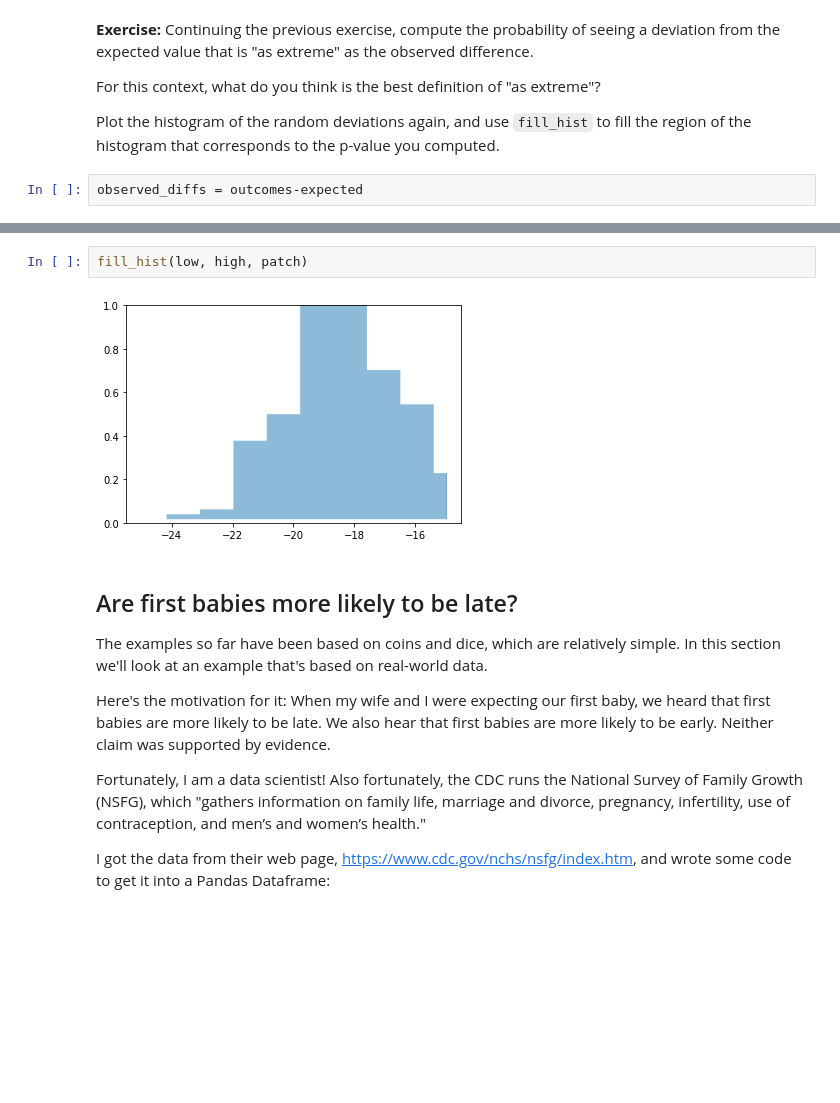
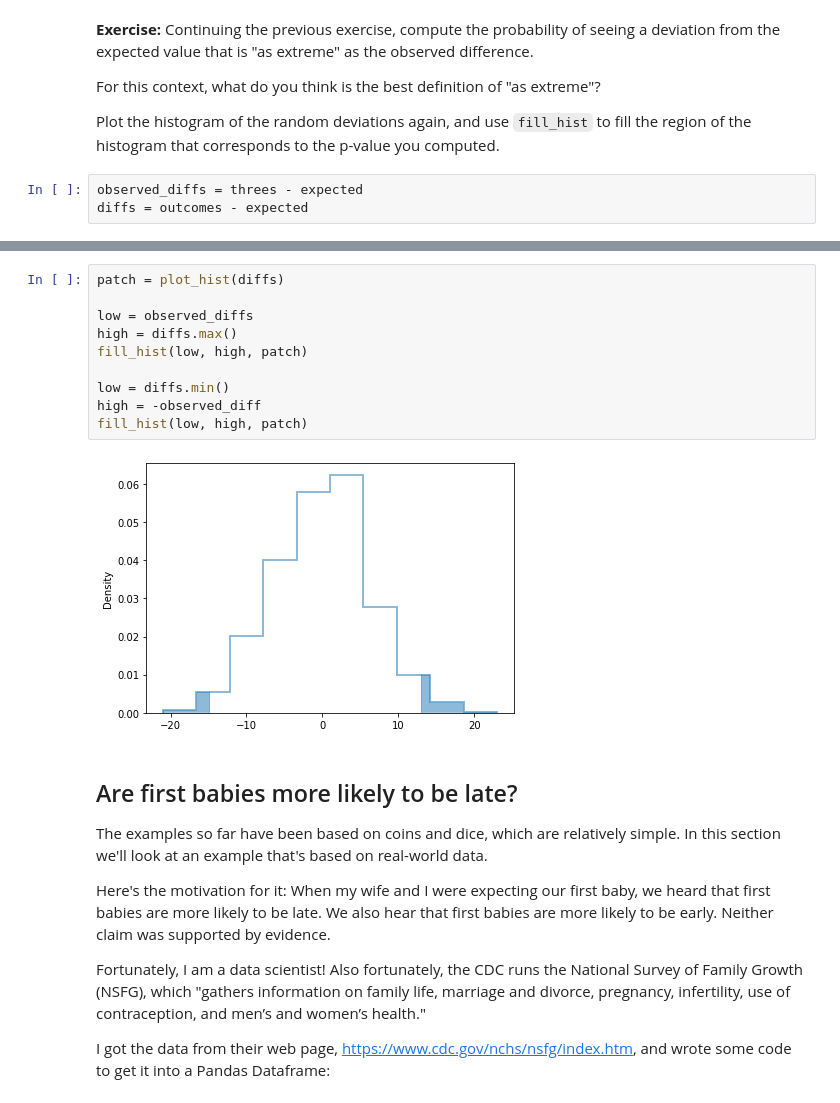
Before and after one commit to mstites/data-science, a Jupyter notebook: notebooks/11_inference.ipynb, the cells around one changed output, grey strips where cells are left out. Drawn from its saved outputs; the diff is of its cells as text; blank space fills up the shorter version.

```diff
--- a/notebooks/11_inference.ipynb
+++ b/notebooks/11_inference.ipynb
@@ -289,4 +290,5 @@ For this context, what do you think is the best definition of "as extreme"?
 
 Plot the histogram of the random deviations again, and use `fill_hist` to fill the region of the histogram that corresponds to the p-value you computed.
 # %%
-observed_diffs = outcomes-expected
+observed_diffs = threes - expected
+diffs = outcomes - expected
@@ -299,7 +295,15 @@ NameError: name 'observed_diffs' is not defined
-# %%
-fill_hist(low, high, patch)
-# %% [output]
-[figure, removed]
+# %%
+patch = plot_hist(diffs)
+
+low = observed_diffs
+high = diffs.max()
+fill_hist(low, high, patch)
+
+low = diffs.min()
+high = -observed_diff
+fill_hist(low, high, patch)
+# %% [output]
+[figure, added]
 # %% [markdown]
 ## Are first babies more likely to be late?
 
```
Also changed, not shown: parts of 47 cells of this notebook, 1 other file.
